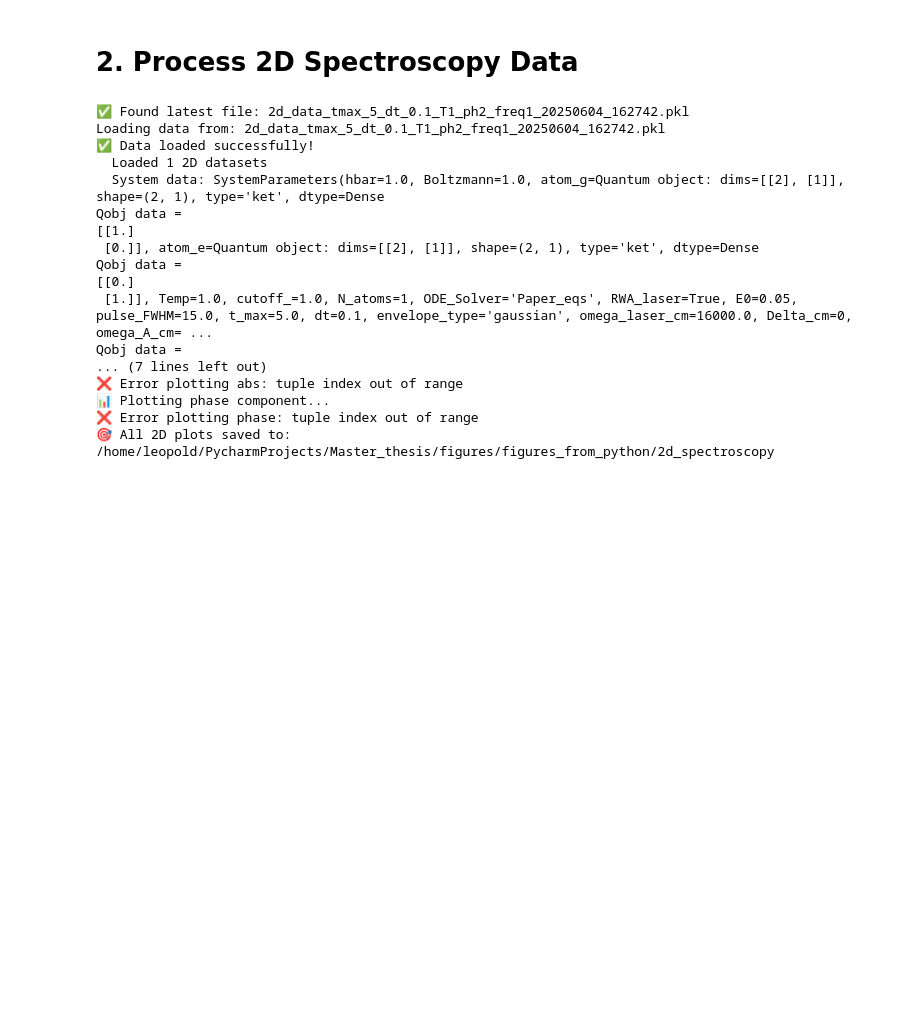
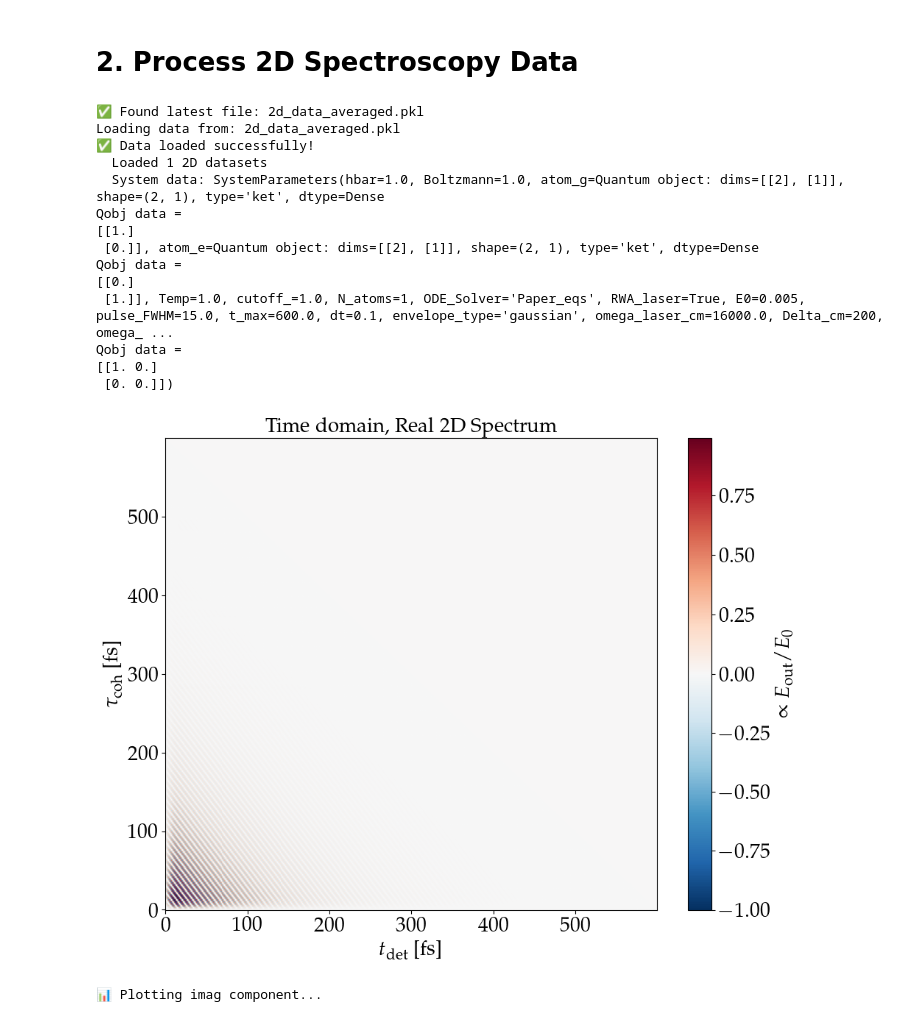
Before and after one commit to LBPhysics/2025_master_thesis_leopold_bodamer, a Jupyter notebook: code/python/notebooks/replicate_paper.ipynb, the cells around one changed output. Cells and saved outputs as stored; diff of their text form; code cells hidden in the pictures; blank space fills up the shorter version.

```diff
--- a/code/python/notebooks/replicate_paper.ipynb
+++ b/code/python/notebooks/replicate_paper.ipynb
@@ -179,7 +180,7 @@ Qobj data =
 # =============================
 
 ### Find and load 2D data
-file_path_2d = find_latest_file("2d_spectroscopy", "*.pkl")
+file_path_2d = find_latest_file("2d_spectroscopy/new_echo_signal/600fs/", "*.pkl")
 
 if file_path_2d is not None:
     loaded_data = load_pickle_file(file_path_2d)
@@ -196,7 +197,17 @@ if file_path_2d is not None:
         print(f"  System data: {system_data}")
 
         ### Create output directory
-        output_dir = create_output_directory("2d_spectroscopy")
+        output_dir = create_output_directory("2d_spectroscopy/extended")
+
+        from src.spectroscopy.calculations import get_tau_cohs_and_t_dets_for_T_wait
+        t_det_vals, tau_coh_vals = get_tau_cohs_and_t_dets_for_T_wait(times, times_T[0])
+        Plot_2d_El_field(
+            (t_det_vals, tau_coh_vals, two_d_datas[0]),
+            save=True,  # CHANGE TO False for no plotting the Time domain
+            output_dir=output_dir,
+            system=system_data,
+            use_custom_colormap=True,
+        )
 
         ### Plot each component type
         plot_types = ["imag", "real", "abs", "phase"]
@@ -210,44 +221,44 @@ if file_path_2d is not None:
                 "save": True,
                 "output_dir": output_dir,
                 "use_custom_colormap": True,
-                # "section": (1, 2, 1, 2),  # Plot the first section
+                "section": (1.5, 1.7, 1.5, 1.7),  # Plot the first section
                 "system": system_data,
             }
 
             try:
                 extend_and_plot_results(
                     two_d_datas,
                     times_T=times_T,
                     times=times,
+                    extend_for=(1,2),
                     **plot_args,
                 )
                 plt.close("all")  # Clean up matplotlib figures
                 print(f"✅ {plot_type} plot completed!")
 
             except Exception as e:
                 print(f"❌ Error plotting {plot_type}: {e}")
 
         print(f"🎯 All 2D plots saved to: {output_dir}")
 
     else:
         print("❌ Failed to load 2D spectroscopy data.")
 else:
     print("   Please run the 2D spectroscopy calculation first to generate data.")
 # %% [output]
-✅ Found latest file: 2d_data_tmax_5_dt_0.1_T1_ph2_freq1_20250604_162742.pkl
-Loading data from: 2d_data_tmax_5_dt_0.1_T1_ph2_freq1_20250604_162742.pkl
+✅ Found latest file: 2d_data_averaged.pkl
+Loading data from: 2d_data_averaged.pkl
 ✅ Data loaded successfully!
   Loaded 1 2D datasets
   System data: SystemParameters(hbar=1.0, Boltzmann=1.0, atom_g=Quantum object: dims=[[2], [1]], shape=(2, 1), type='ket', dtype=Dense
 Qobj data =
 [[1.]
  [0.]], atom_e=Quantum object: dims=[[2], [1]], shape=(2, 1), type='ket', dtype=Dense
 Qobj data =
 [[0.]
- [1.]], Temp=1.0, cutoff_=1.0, N_atoms=1, ODE_Solver='Paper_eqs', RWA_laser=True, E0=0.05, pulse_FWHM=15.0, t_max=5.0, dt=0.1, envelope_type='gaussian', omega_laser_cm=16000.0, Delta_cm=0, omega_A_cm= ...
+ [1.]], Temp=1.0, cutoff_=1.0, N_atoms=1, ODE_Solver='Paper_eqs', RWA_laser=True, E0=0.005, pulse_FWHM=15.0, t_max=600.0, dt=0.1, envelope_type='gaussian', omega_laser_cm=16000.0, Delta_cm=200, omega_ ...
 Qobj data =
-... (7 lines left out)
-❌ Error plotting abs: tuple index out of range
-📊 Plotting phase component...
-❌ Error plotting phase: tuple index out of range
-🎯 All 2D plots saved to: /home/leopold/PycharmProjects/Master_thesis/figures/figures_from_python/2d_spectroscopy
+[[1. 0.]
+ [0. 0.]])
+[figure, added]
+📊 Plotting imag component...
```
Also changed, not shown: parts of 1 cell of this notebook, 34 other files.
